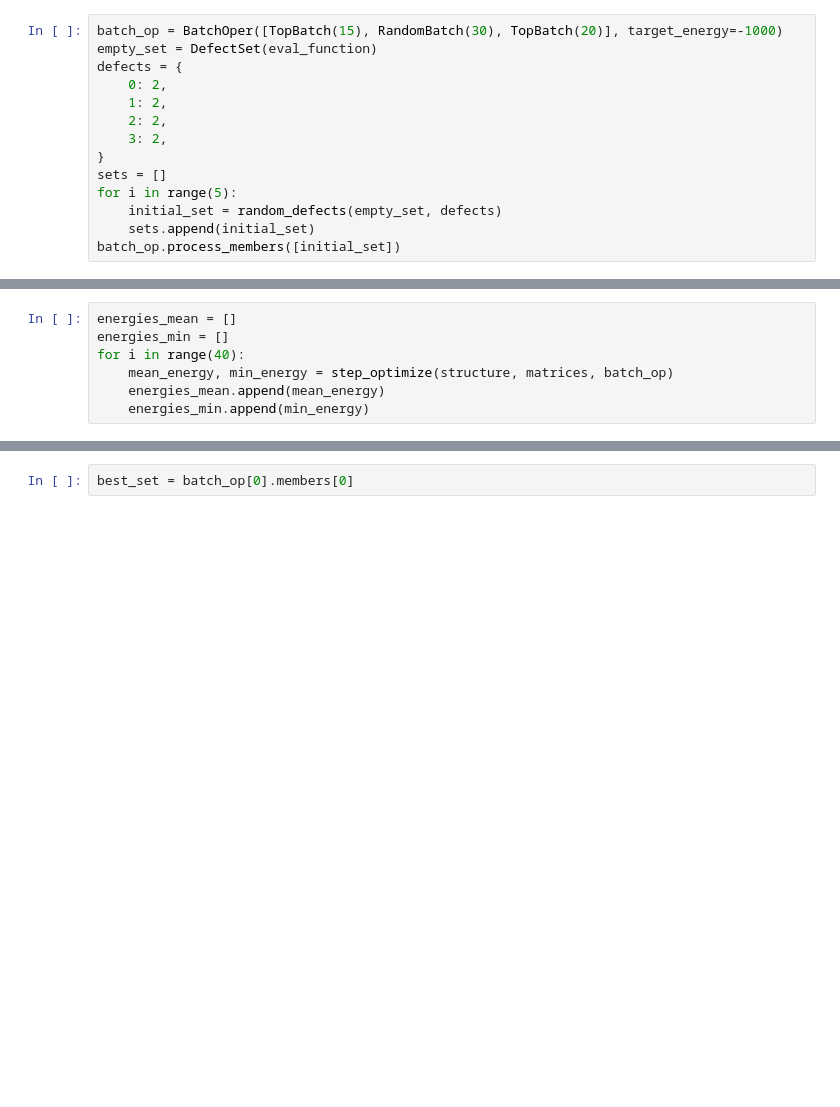
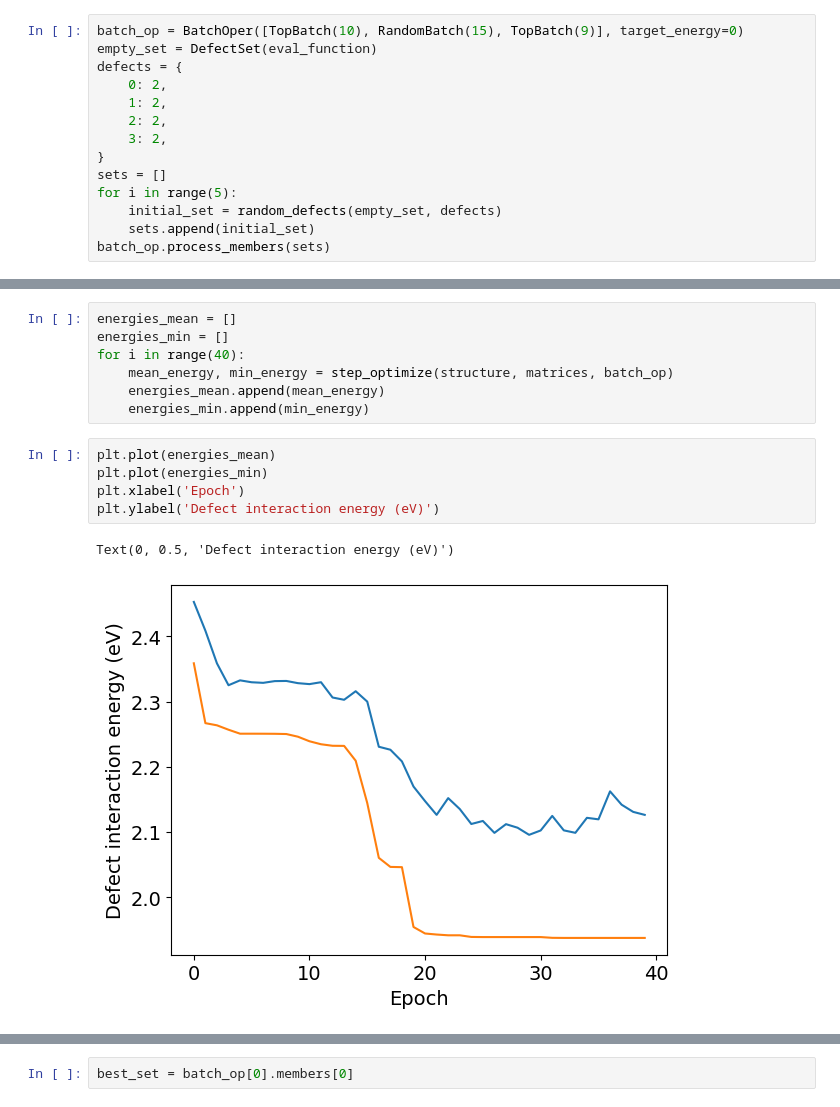
Before and after one commit to Lepip/defects_forecast, a Jupyter notebook: upd.ipynb, the cells around one changed output, grey strips where cells are left out. Drawn from its saved outputs; the diff is of its cells as text; blank space fills up the shorter version.

```diff
--- a/upd.ipynb
+++ b/upd.ipynb
@@ -480,7 +521,7 @@ def create_printable_structure_MoS2(structure, defects):
     ans.remove_sites(to_delete)
     return ans
 # %%
-batch_op = BatchOper([TopBatch(15), RandomBatch(30), TopBatch(20)], target_energy=-1000)
+batch_op = BatchOper([TopBatch(10), RandomBatch(15), TopBatch(9)], target_energy=0)
 empty_set = DefectSet(eval_function)
 defects = {
     0: 2,
@@ -492,4 +533,4 @@ sets = []
 for i in range(5):
     initial_set = random_defects(empty_set, defects)
     sets.append(initial_set)
-batch_op.process_members([initial_set])
+batch_op.process_members(sets)
@@ -500,3 +548,11 @@ for i in range(40):
     mean_energy, min_energy = step_optimize(structure, matrices, batch_op)
     energies_mean.append(mean_energy)
     energies_min.append(min_energy)
+# %%
+plt.plot(energies_mean)
+plt.plot(energies_min)
+plt.xlabel('Epoch')
+plt.ylabel('Defect interaction energy (eV)')
+# %% [output]
+Text(0, 0.5, 'Defect interaction energy (eV)')
+[figure, added]
```
Also changed, not shown: parts of 85 cells of this notebook.
